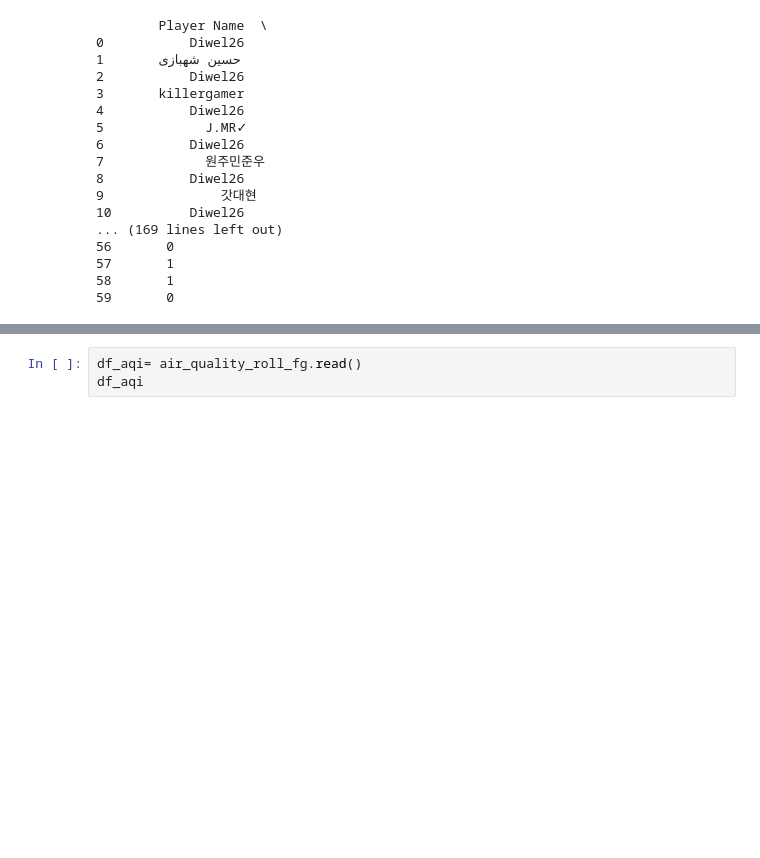
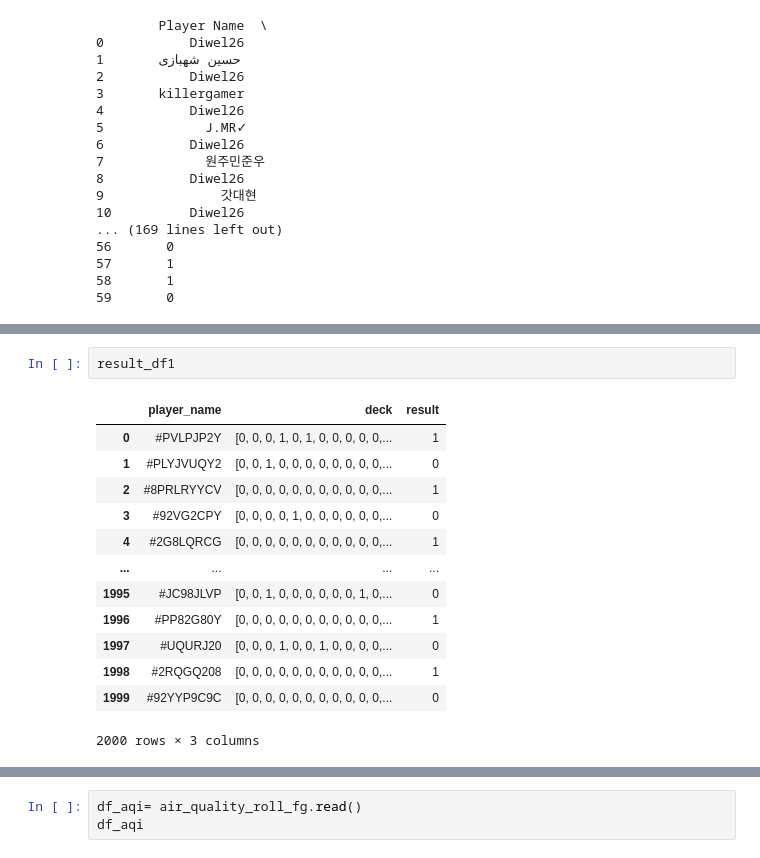
Before and after one commit to jacopodallafior/Clash-Royale-Project-main, a Jupyter notebook: notebooks/1_clash_royale_feature_backfill.ipynb, the cells around one changed output, grey strips where cells are left out. Saved outputs shown, nothing was run; the diff lists cells and outputs as text; blank space fills up the shorter version.

```diff
--- a/notebooks/1_clash_royale_feature_backfill.ipynb
+++ b/notebooks/1_clash_royale_feature_backfill.ipynb
@@ -535,0 +552,16 @@ print(df)
+# %%
+result_df1
+# %% [output]
+|  | player_name | deck | result |
+| 0 | #PVLPJP2Y | [0, 0, 0, 1, 0, 1, 0, 0, 0, 0, 0,... | 1 |
+| 1 | #PLYJVUQY2 | [0, 0, 1, 0, 0, 0, 0, 0, 0, 0, 0,... | 0 |
+| 2 | #8PRLRYYCV | [0, 0, 0, 0, 0, 0, 0, 0, 0, 0, 0,... | 1 |
+| 3 | #92VG2CPY | [0, 0, 0, 0, 1, 0, 0, 0, 0, 0, 0,... | 0 |
+| 4 | #2G8LQRCG | [0, 0, 0, 0, 0, 0, 0, 0, 0, 0, 0,... | 1 |
+| ... | ... | ... | ... |
+| 1995 | #JC98JLVP | [0, 0, 1, 0, 0, 0, 0, 0, 0, 1, 0,... | 0 |
+| 1996 | #PP82G80Y | [0, 0, 0, 0, 0, 0, 0, 0, 0, 0, 0,... | 1 |
+| 1997 | #UQURJ20 | [0, 0, 0, 1, 0, 0, 1, 0, 0, 0, 0,... | 0 |
+| 1998 | #2RQGQ208 | [0, 0, 0, 0, 0, 0, 0, 0, 0, 0, 0,... | 1 |
+| 1999 | #92YYP9C9C | [0, 0, 0, 0, 0, 0, 0, 0, 0, 0, 0,... | 0 |
+2000 rows × 3 columns
```
Also changed, not shown: parts of 15 cells of this notebook.
